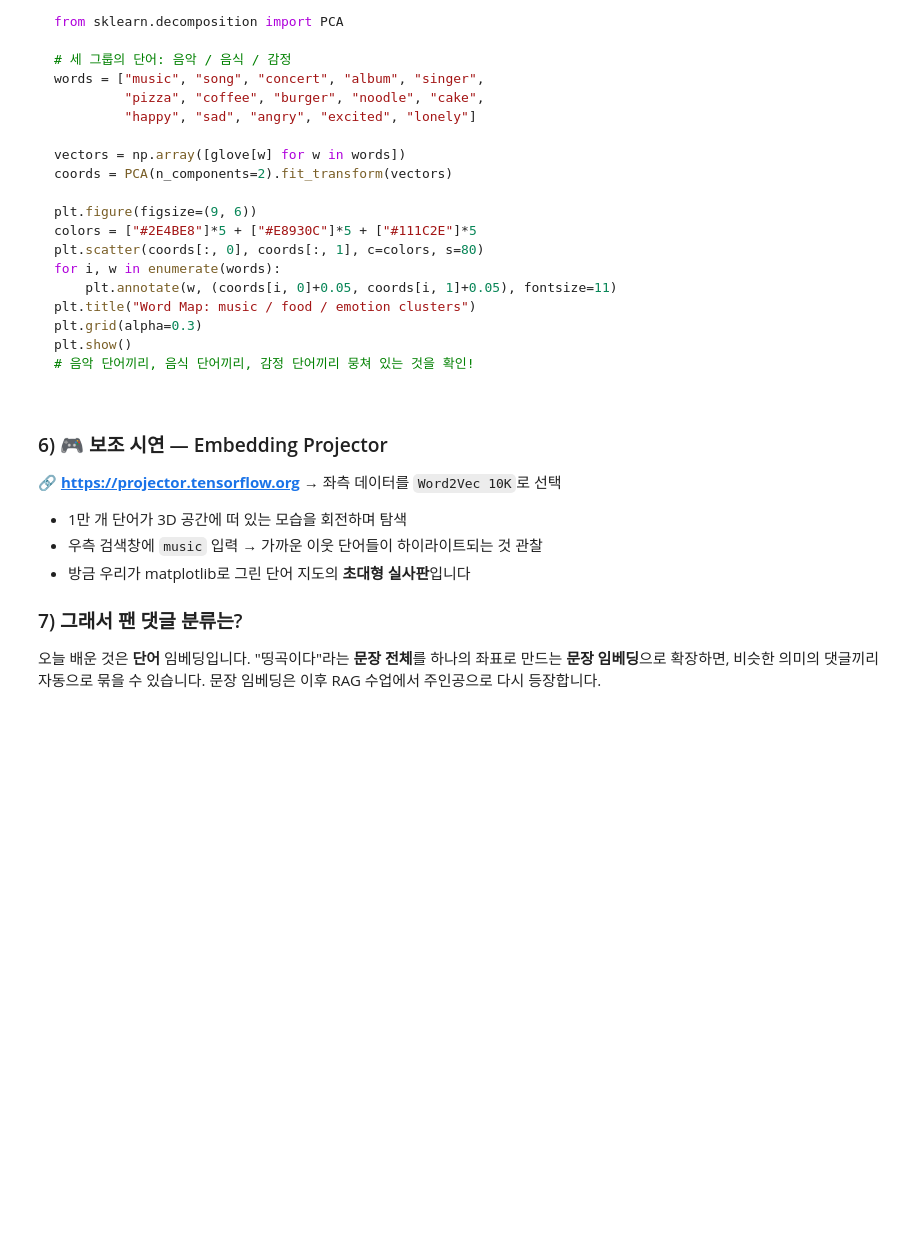
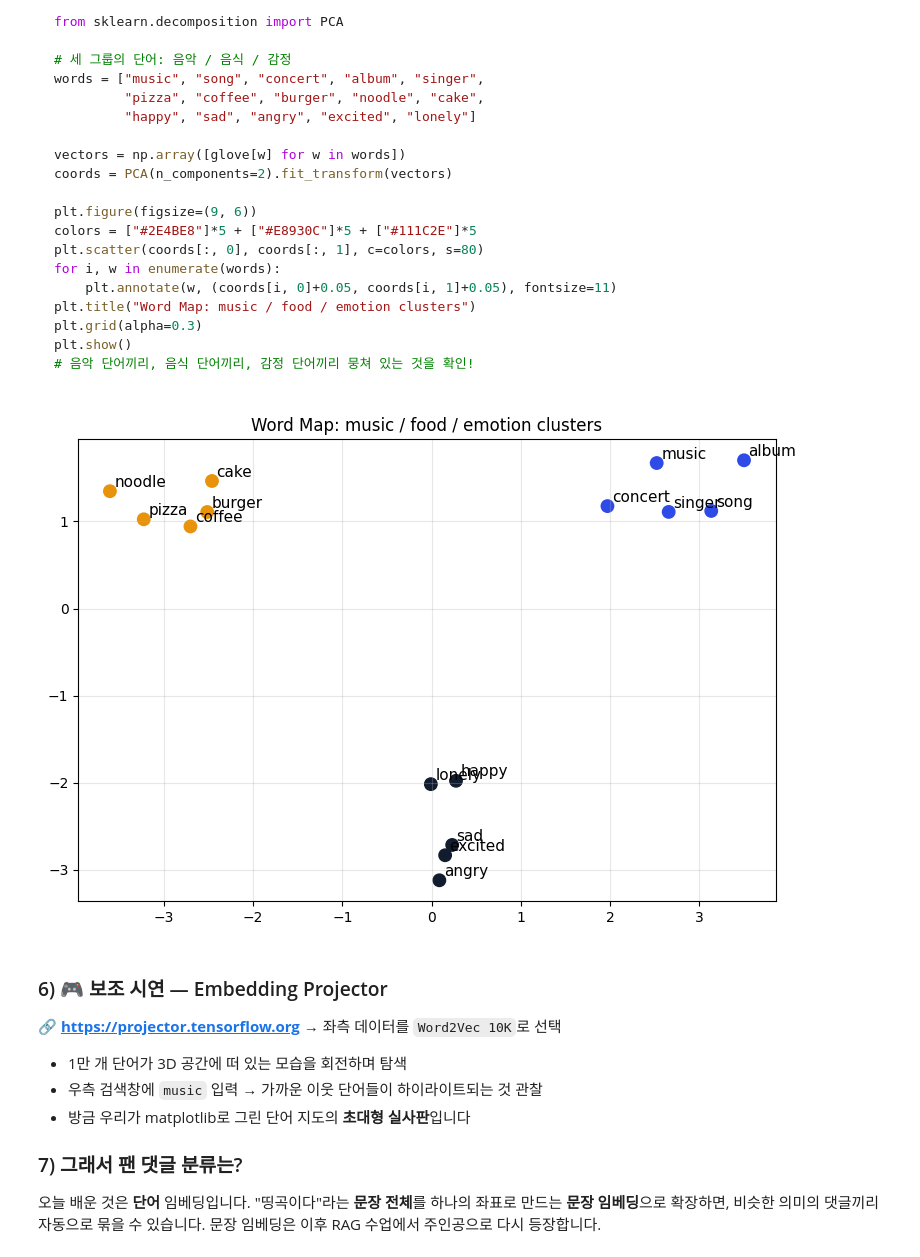
Before and after one commit to qnrPwjd/EST_AI_Challengers_Code, a Jupyter notebook: Week4(GenAI)/CH16_NLP와LLM.ipynb, the cells around one changed output. Saved outputs shown, nothing was run; the diff lists cells and outputs as text; code cells hidden in the pictures; folded sections open; blank space fills up the shorter version.

```diff
--- a/Week4(GenAI)/CH16_NLP와LLM.ipynb
+++ b/Week4(GenAI)/CH16_NLP와LLM.ipynb
@@ -1125,6 +1292,6 @@ import gensim.downloader as api
 # 1~2분 실행
 
 # 사전 다운로드 셀을 실행했다면 캐시에서 즉시 로딩됩니다
-#glove = api.load("glove-wiki-gigaword-50")
+glove = api.load("glove-wiki-gigaword-50")
 # %%
 # 이 모델에 저장된 단어(어휘)가 몇개인지 출력
@@ -1238,40 +1469,36 @@ plt.show()
 # %%
 import numpy as np
 import matplotlib.pyplot as plt
 from sklearn.decomposition import PCA
 
 # 세 그룹의 단어: 음악 / 음식 / 감정
 words = ["music", "song", "concert", "album", "singer",
          "pizza", "coffee", "burger", "noodle", "cake",
          "happy", "sad", "angry", "excited", "lonely"]
 
 # 각 단어의 50차원 임베딩 벡터를 가져와 하나의 배열로 만듦
 # 결과: (15개 단어 × 50차원) 형태의 행렬
-
-
-
+vectors = np.array([glove[w] for w in words])
 
 # 위에서 가지고온 vetors를 2차원으로 축소
-
-
-
-
-
+coords = PCA(n_components = 2).fit_transform(vectors)
 
 plt.figure(figsize=(9, 6))
 # 그룹별 색상 지정
 colors = ["#2E4BE8"]*5 + ["#E8930C"]*5 + ["#111C2E"]*5
 
 # 위에서 저장한 coords의 첫번째 열 = x축, 두번 째 열 y 축 좌표로 사용
 plt.scatter(coords[:, 0], coords[:, 1], c=colors, s=80)
 
 # 점들들 좌표에 겹치지 않게 표시
 for i, w in enumerate(words):
     plt.annotate(w, (coords[i, 0]+0.05, coords[i, 1]+0.05), fontsize=11)
 plt.title("Word Map: music / food / emotion clusters")
 plt.grid(alpha=0.3)
 plt.show()
 # 음악 단어끼리, 음식 단어끼리, 감정 단어끼리 뭉쳐 있는 것을 확인!
+# %% [output]
+[figure, added]
 # %% [markdown]
 ### 6) 🎮 보조 시연 — Embedding Projector
 
```
Also changed, not shown: parts of 35 cells of this notebook.
